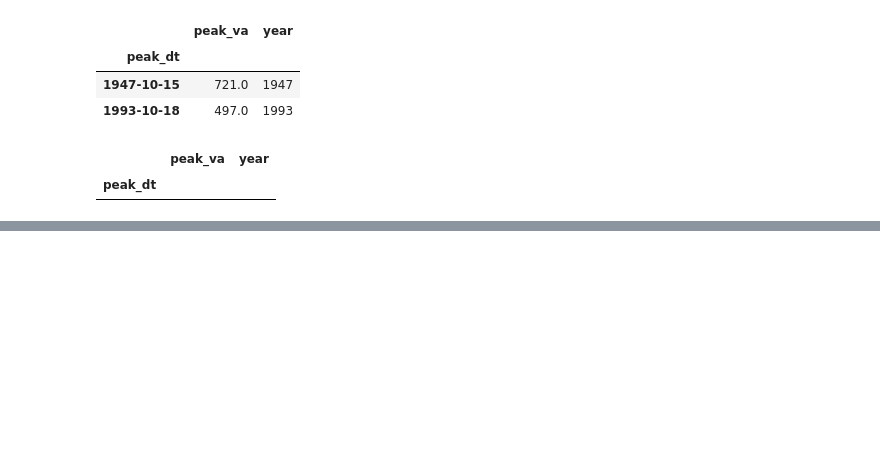
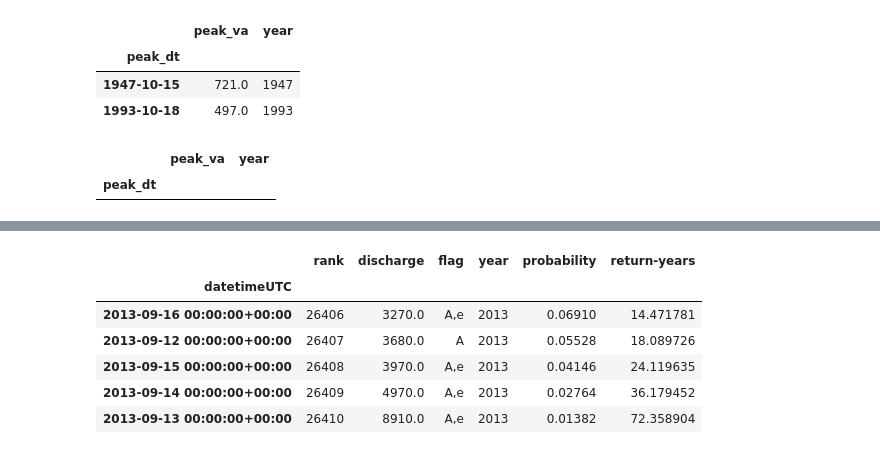
Before and after one commit to lrhf97/earth-analytics, a Jupyter notebook: flood_returns_probability.ipynb, the cells around one changed output, grey strips where cells are left out. Saved outputs shown, nothing was run; the diff lists cells and outputs as text; code cells hidden in the pictures; blank space fills up the shorter version.

```diff
--- a/flood_returns_probability.ipynb
+++ b/flood_returns_probability.ipynb
@@ -218,0 +298,15 @@ plt.show()
+# %%
+
+# Because these data are daily,
+# divide return period in days by 365 to get a return period in years
+longmont_prob["return-years"] = longmont_prob["return-years"] / 365
+longmont_prob["probability"] = longmont_prob["probability"] * 365
+longmont_prob.tail()
+# %% [output]
+|  | rank | discharge | flag | year | probability | return-years |
+| datetimeUTC |  |  |  |  |  |  |
+| 2013-09-16 00:00:00+00:00 | 26406 | 3270.0 | A,e | 2013 | 0.06910 | 14.471781 |
+| 2013-09-12 00:00:00+00:00 | 26407 | 3680.0 | A | 2013 | 0.05528 | 18.089726 |
+| 2013-09-15 00:00:00+00:00 | 26408 | 3970.0 | A,e | 2013 | 0.04146 | 24.119635 |
+| 2013-09-14 00:00:00+00:00 | 26409 | 4970.0 | A,e | 2013 | 0.02764 | 36.179452 |
+| 2013-09-13 00:00:00+00:00 | 26410 | 8910.0 | A,e | 2013 | 0.01382 | 72.358904 |
```
Also changed, not shown: parts of 9 cells of this notebook.
